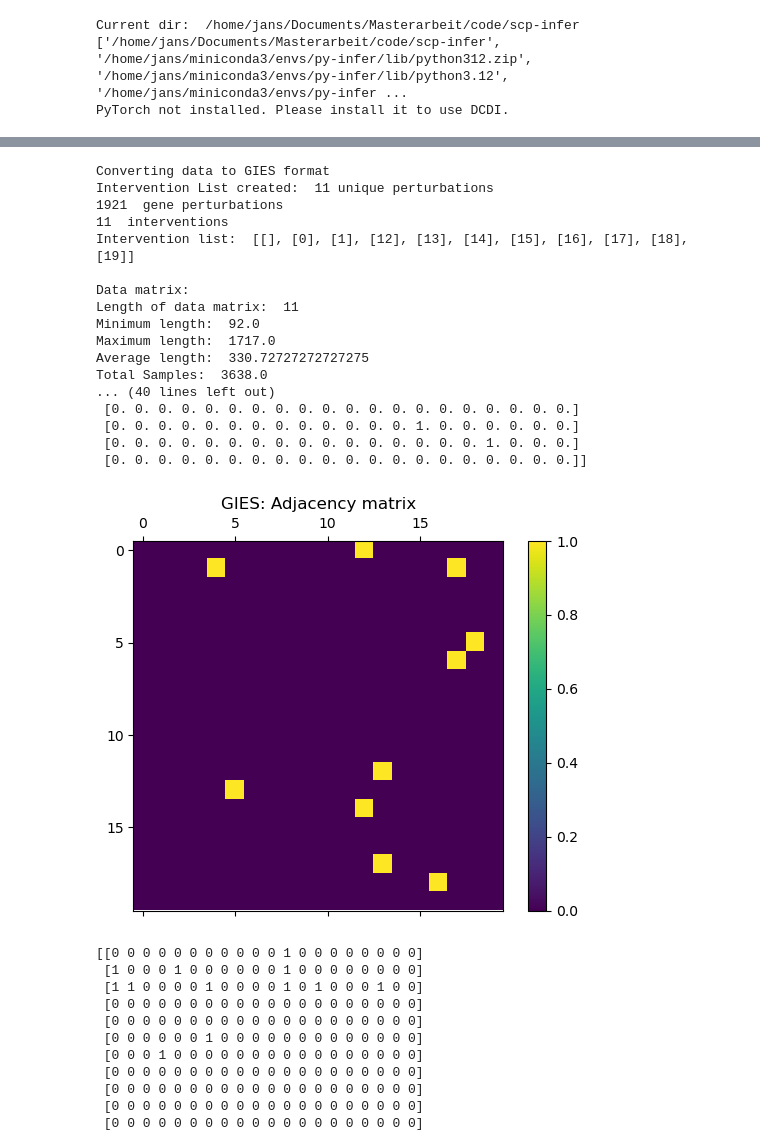
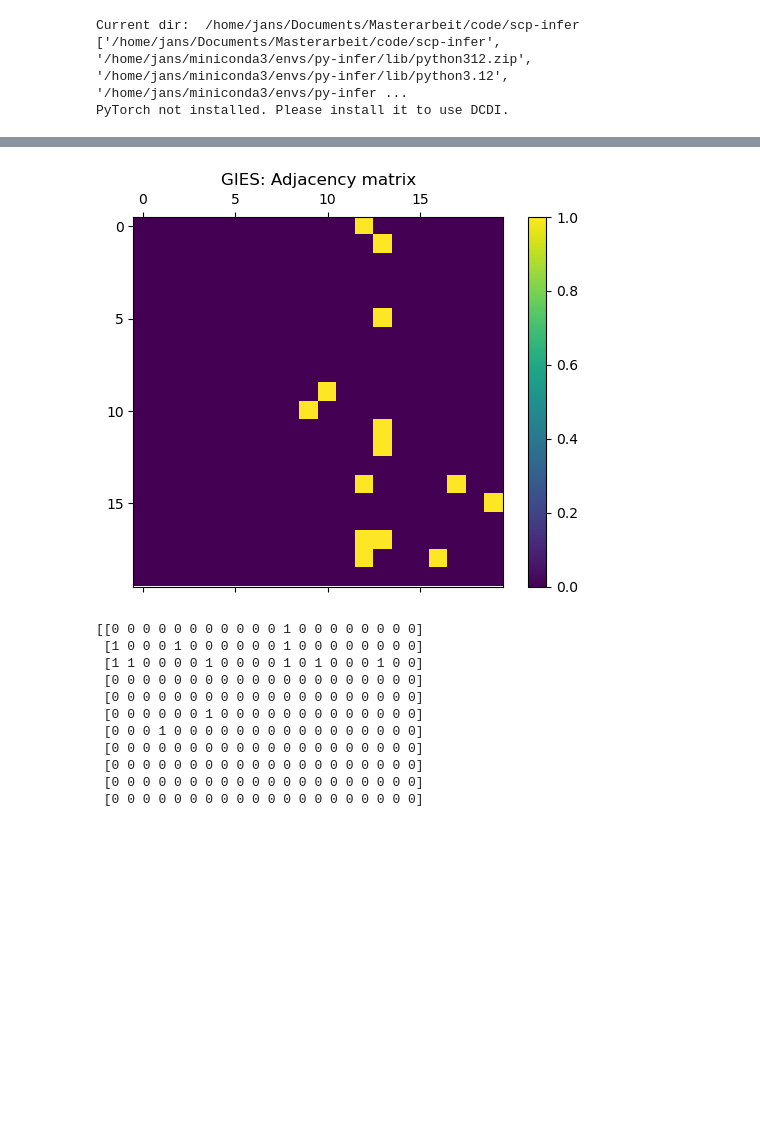
Before and after one commit to jan-spr/scp_infer, a Jupyter notebook: eval_testing.ipynb, the cells around one changed output, grey strips where cells are left out. Saved outputs shown, nothing was run; the diff lists cells and outputs as text; code cells hidden in the pictures; blank space fills up the shorter version.

```diff
--- a/eval_testing.ipynb
+++ b/eval_testing.ipynb
@@ -11,7 +11,7 @@ Current dir:  /home/jans/Documents/Masterarbeit/code/scp-infer
 ['/home/jans/Documents/Masterarbeit/code/scp-infer', '/home/jans/miniconda3/envs/py-infer/lib/python312.zip', '/home/jans/miniconda3/envs/py-infer/lib/python3.12', '/home/jans/miniconda3/envs/py-infer ...
 PyTorch not installed. Please install it to use DCDI.
 # %%
-results_file = '../data/edited/IFNG_Perturb_seq.h5ad'  # the file that will store the analysis results
+results_file = '../data/edited/Schraivogel_chr8-un-scaled-20genes.h5ad'
 adata = sc.read_h5ad(results_file)
 # %%
 #1st step: extract data matrix, gene names and cell names from the AnnData object
@@ -41,31 +41,18 @@ metadata.head()
 | TGATTGACAAACCTGCATGCAATC-sample_14 | sample_14 | cell_line | K562 | True | chronic myelogenous leukemia | lymphoblasts | human | STK3 | ... |
 5 rows × 24 columns
 # %%
-run_GIES = True
+run_GIES = False
 if run_GIES:
     gies_imp = scpi.inference.gies.GIESImp(adata, verbose= True)
     gies_imp.convert_data(singularized=False)
     gies_matrix = gies_imp.infer(plot=True)
     scpi.eval.plot_adjacency_matrix(gies_matrix, title="GIES")
+    np.save('../data/adjacencies/GIES_20genes_matrix.npy', gies_matrix)
+else:
+    gies_matrix = np.load('../data/adjacencies/GIES_20genes_matrix.npy')
+    scpi.eval.plot_adjacency_matrix(gies_matrix, title="GIES")
 # %% [output]
-Converting data to GIES format
-Intervention List created:  11 unique perturbations
-1921  gene perturbations
-11  interventions
-Intervention list:  [[], [0], [1], [12], [13], [14], [15], [16], [17], [18], [19]]
-
-Data matrix:
-Length of data matrix:  11
-Minimum length:  92.0
-Maximum length:  1717.0
-Average length:  330.72727272727275
-Total Samples:  3638.0
-... (40 lines left out)
- [0. 0. 0. 0. 0. 0. 0. 0. 0. 0. 0. 0. 0. 0. 0. 0. 0. 0. 0. 0.]
- [0. 0. 0. 0. 0. 0. 0. 0. 0. 0. 0. 0. 0. 1. 0. 0. 0. 0. 0. 0.]
- [0. 0. 0. 0. 0. 0. 0. 0. 0. 0. 0. 0. 0. 0. 0. 0. 1. 0. 0. 0.]
- [0. 0. 0. 0. 0. 0. 0. 0. 0. 0. 0. 0. 0. 0. 0. 0. 0. 0. 0. 0.]]
-[figure, old version]
+[figure, new version]
 # %%
 dcdi_matrix = np.array([[0, 0, 0, 0, 0, 0, 0, 0, 0, 0, 0, 1, 0, 0, 0, 0, 0, 0, 0, 0,], [1, 0, 0, 0, 1, 0, 0, 0, 0, 0, 0, 1, 0, 0, 0, 0, 0, 0, 0, 0,], [1, 1, 0, 0, 0, 0, 1, 0, 0, 0, 0, 1, 0, 1, 0, 0, 0, 1, 0, 0,], [0, 0, 0, 0, 0, 0, 0, 0, 0, 0, 0, 0, 0, 0, 0, 0, 0, 0, 0, 0,], [0, 0, 0, 0, 0, 0, 0, 0, 0, 0, 0, 0, 0, 0, 0, 0, 0, 0, 0, 0,], [0, 0, 0, 0, 0, 0, 1, 0, 0, 0, 0, 0, 0, 0, 0, 0, 0, 0, 0, 0,], [0, 0, 0, 1, 0, 0, 0, 0, 0, 0, 0, 0, 0, 0, 0, 0, 0, 0, 0, 0,], [0, 0, 0, 0, 0, 0, 0, 0, 0, 0, 0, 0, 0, 0, 0, 0, 0, 0, 0, 0,], [0, 0, 0, 0, 0, 0, 0, 0, 0, 0, 0, 0, 0, 0, 0, 0, 0, 0, 0, 0,], [0, 0, 0, 0, 0, 0, 0, 0, 0, 0, 0, 0, 0, 0, 0, 0, 0, 0, 0, 0,], [0, 0, 0, 0, 0, 0, 0, 0, 0, 0, 0, 0, 0, 0, 0, 0, 0, 0, 0, 0,], [0, 0, 0, 0, 0, 0, 0, 0, 0, 0, 0, 0, 0, 0, 0, 0, 0, 0, 0, 0,], [1, 1, 0, 0, 0, 0, 0, 0, 0, 0, 0, 1, 0, 0, 0, 0, 0, 0, 0, 0,], [1, 1, 0, 0, 1, 0, 0, 1, 0, 0, 0, 1, 0, 0, 0, 0, 0, 0, 0, 0,], [1, 1, 0, 0, 1, 0, 0, 1, 0, 0, 0, 1, 1, 1, 0, 0, 0, 0, 0, 0,], [1, 1, 0, 0, 1, 0, 0, 0, 0, 0, 0, 1, 1, 1, 0, 0, 0, 1, 0, 0,], [1, 1, 0, 1, 1, 0, 0, 1, 0, 0, 0, 1, 0, 0, 0, 0, 0, 1, 0, 0,], [1, 1, 0, 0, 1, 0, 0, 1, 0, 0, 0, 1, 0, 0, 0, 0, 0, 0, 0, 0,], [1, 1, 0, 0, 1, 0, 0, 1, 0, 0, 0, 1, 1, 1, 0, 0, 0, 1, 0, 0,], [1, 1, 0, 0, 0, 0, 0, 0, 0, 0, 0, 1, 1, 1, 0, 0, 0, 1, 0, 0,]])
 print(dcdi_matrix)
```
Also changed, not shown: parts of 7 cells of this notebook, 2 other files.
